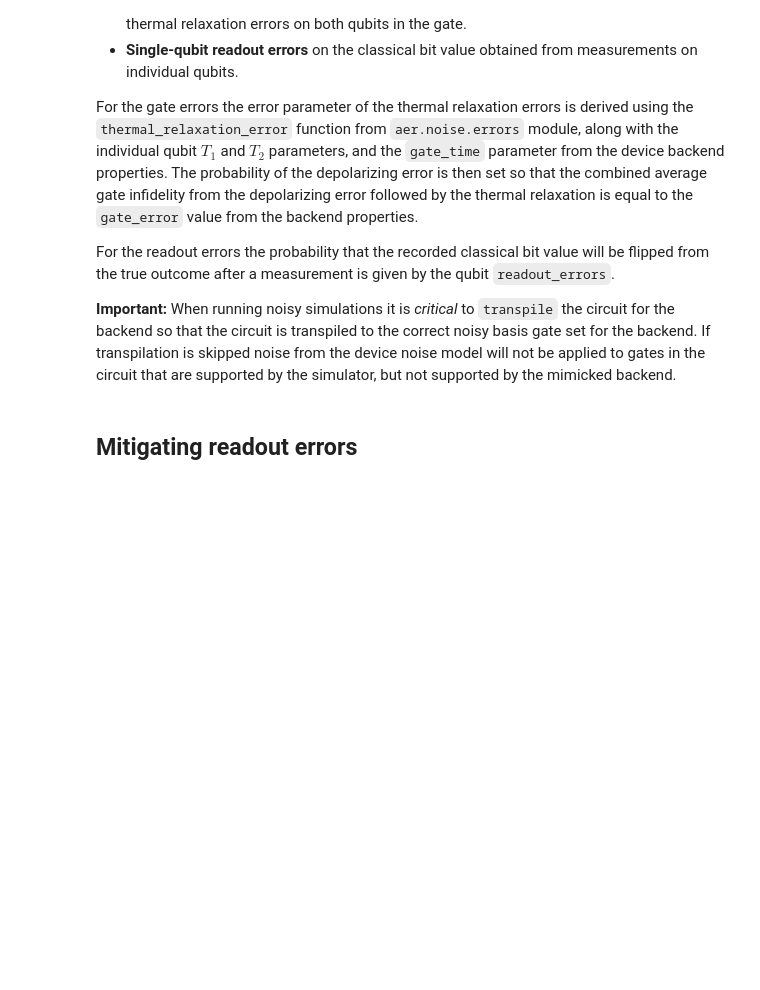
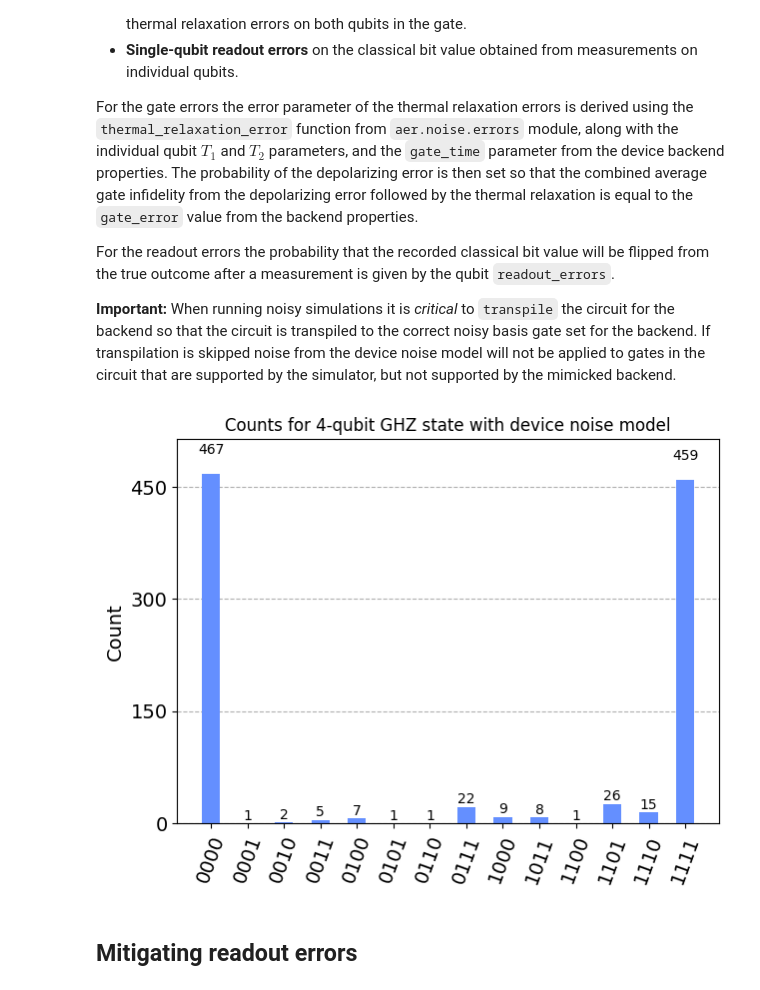
Before and after one commit to grossiM/LAB_Quantum_Computation22, a Jupyter notebook: Lezione_2/lecture_2.ipynb, the cells around one changed output. Cells and saved outputs as stored; diff of their text form; code cells hidden in the pictures; blank space fills up the shorter version.

```diff
--- a/Lezione_2/lecture_2.ipynb
+++ b/Lezione_2/lecture_2.ipynb
@@ -303,12 +429,14 @@ For the readout errors the probability that the recorded classical bit value wil
 # %%
 # Transpile the circuit for the noisy basis gates
 tcirc = transpile(circ, sim_vigo)
 
 # Execute noisy simulation and get counts
 result_noise = sim_vigo.run(tcirc).result()
 counts_noise = result_noise.get_counts(0)
 plot_histogram(counts_noise,
-               title="Counts for 3-qubit GHZ state with device noise model")
+               title="Counts for 4-qubit GHZ state with device noise model")
+# %% [output]
+[figure, added]
 # %% [markdown]
 ## Mitigating readout errors
 # %% [markdown]
```
Also changed, not shown: parts of 19 cells of this notebook, 4 other files.
